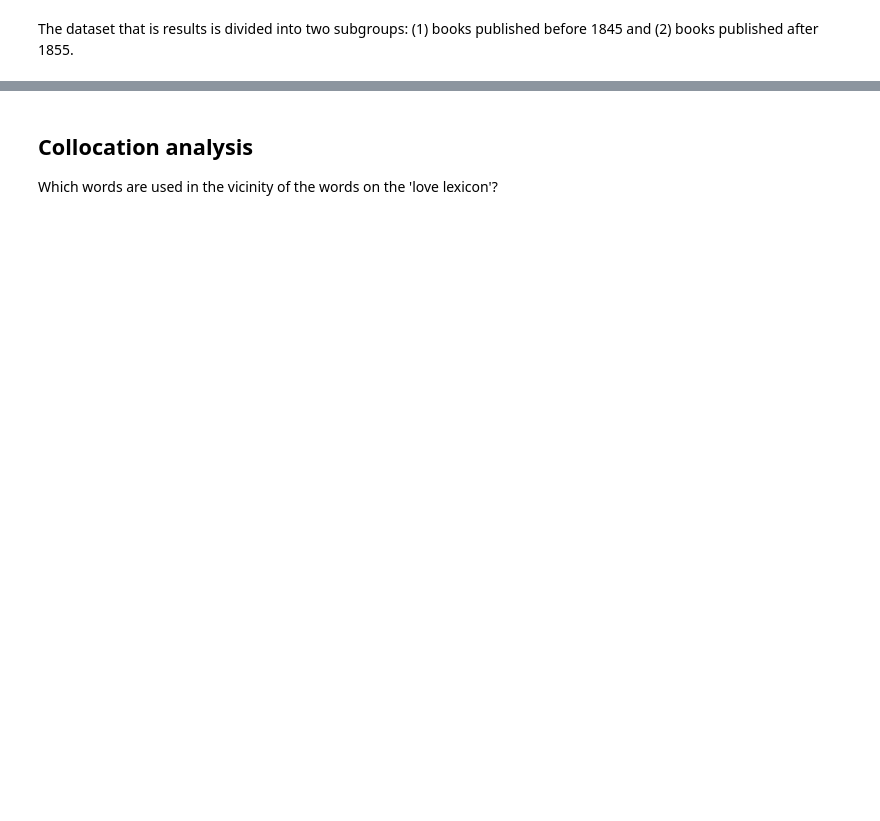
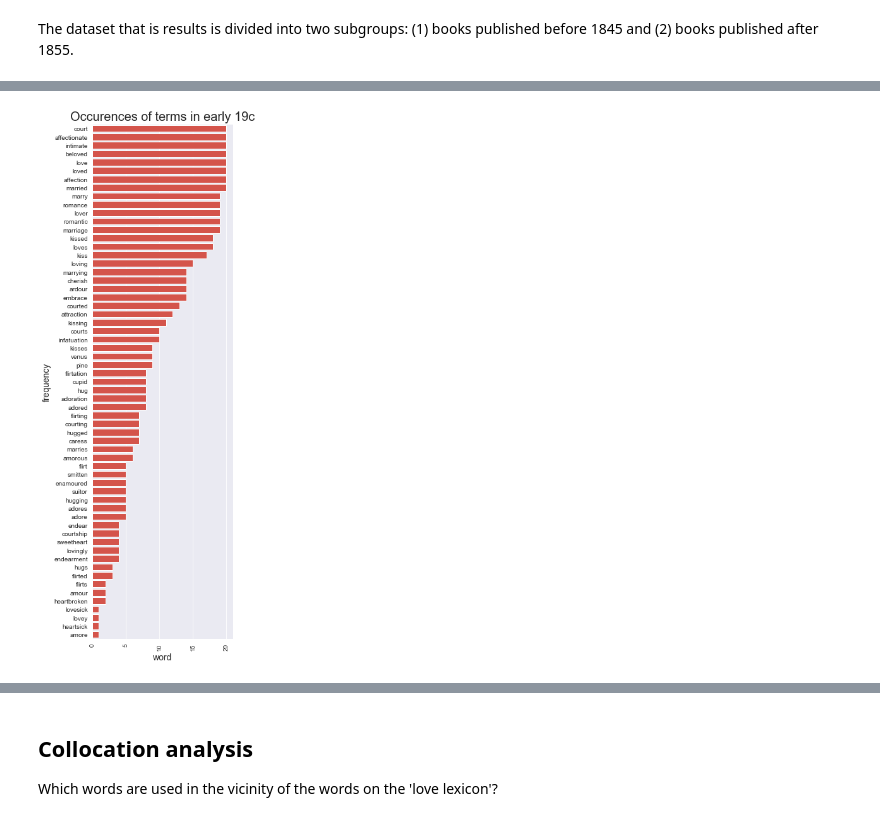
Before and after one commit to peterverhaar/textmining_with_python, a Jupyter notebook: _sources/Love_19c-Novels.ipynb, the cells around one changed output, grey strips where cells are left out. Saved outputs shown, nothing was run; the diff lists cells and outputs as text; code cells hidden in the pictures; blank space fills up the shorter version.

```diff
--- a/_sources/Love_19c-Novels.ipynb
+++ b/_sources/Love_19c-Novels.ipynb
@@ -200,22 +177,0 @@ The Betrothed - downloaded.
-# %%
-count = 0
-for i,row in gb.iterrows():
-    title = row['title']
-    file_name = format_filename(title)
-
-    file_name = f'{file_name}.txt'
-
-    if title.lower().strip() in late19c:
-        count += 1
-        if count == 30:
-            break
-        url = row['url']
-        path = join(dir,file_name)
-        response = requests.get(url)
-        response.encoding = 'utf-8'
-        out = open( path , mode='w',encoding= 'utf-8' )
-        out.write( remove_pg_boilerplate(response.text) )
-        out.close()
-        print(f'{title} - downloaded.')
-
-print('Done!')
@@ -298,0 +231,20 @@ df = pd.DataFrame(df_dict)
+# %%
+term_count = sorted_by_value(term_count,ascending=False)
+
+x_axis = list(term_count.values())
+y_axis = list(term_count.keys())
+
+fig = plt.figure( figsize=( 4 , 15) )
+sns.set_style("darkgrid")
+
+graph = sns.barplot( x=x_axis, y=y_axis, dodge = False , color = '#eb4034' )
+
+graph.set_title(f'Occurences of terms in {sub_dir} 19c' , size = 20)
+graph.set_xlabel('word' , size = 14)
+graph.set_ylabel('frequency' , size = 14 )
+
+plt.xticks(rotation= 90)
+
+plt.show()
+# %% [output]
+[figure, added]
```
Also changed, not shown: parts of 63 cells of this notebook, 34 other files.
